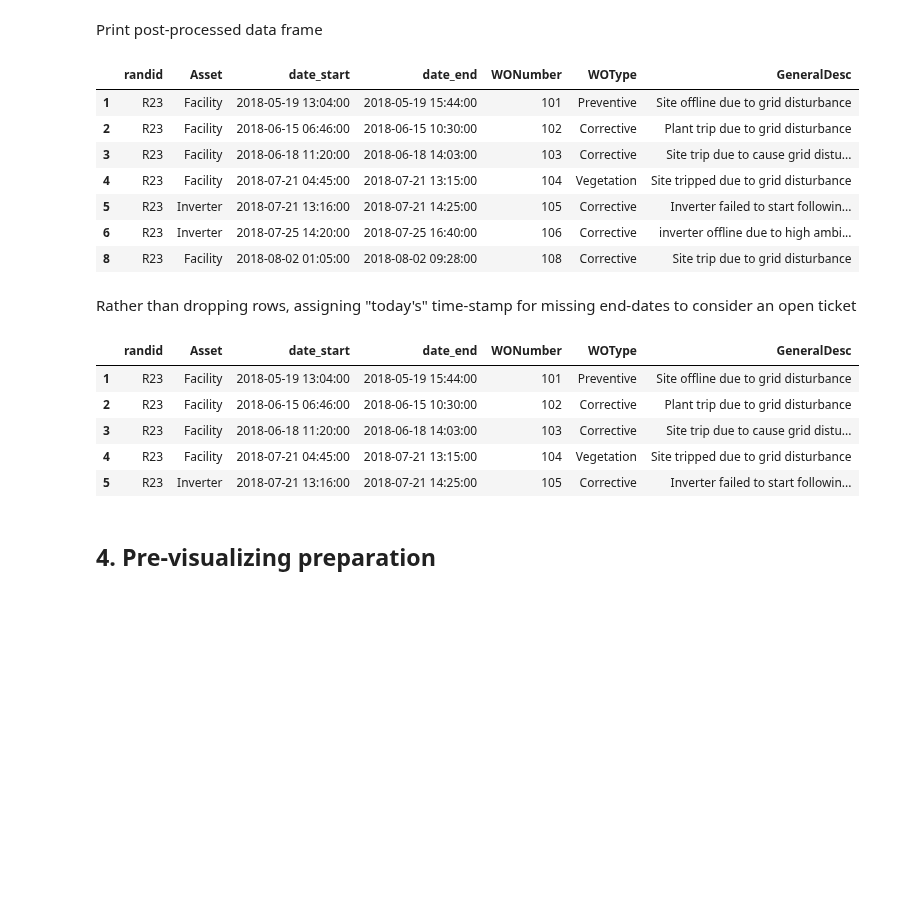
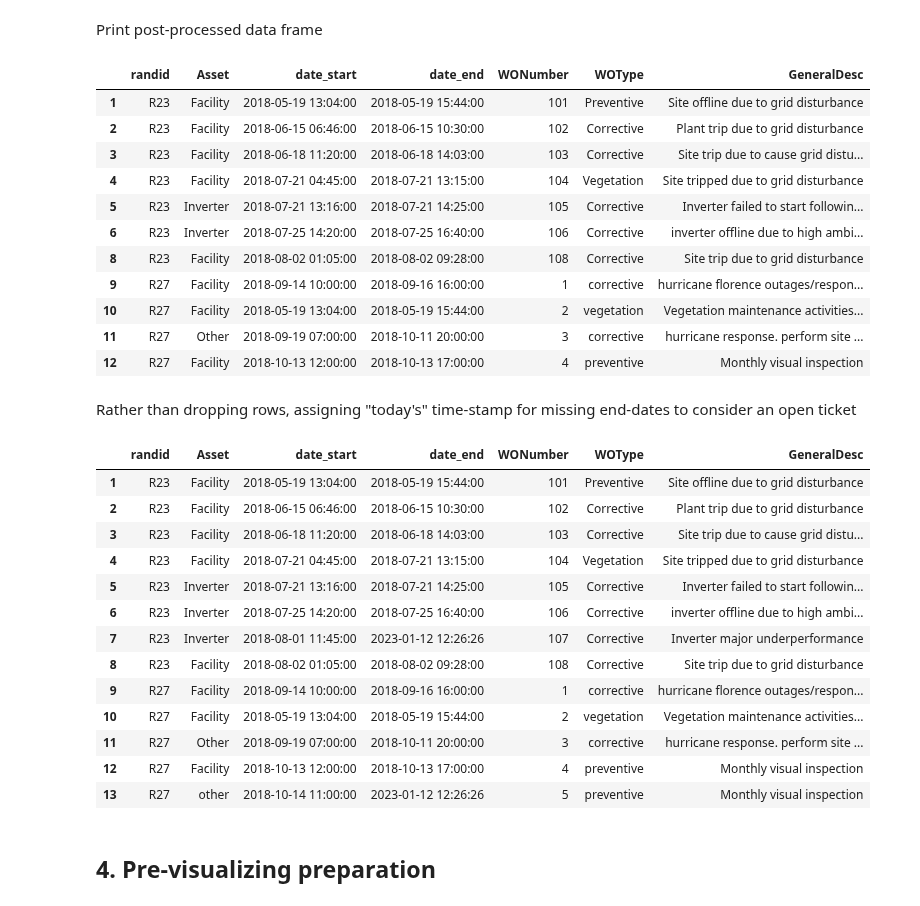
Before and after one commit to sandialabs/pvOps, a Jupyter notebook: examples/tutorial_text2time_module.ipynb, the cells around one changed output. Drawn from its saved outputs; the diff is of its cells as text; code cells hidden in the pictures; blank space fills up the shorter version.

```diff
--- a/examples/tutorial_text2time_module.ipynb
+++ b/examples/tutorial_text2time_module.ipynb
@@ -311,7 +348,7 @@ addressed
 # %% [markdown]
 Print post-processed data frame
 # %%
-om_data_datena_d.head(7)
+om_data_datena_d
 # %% [output]
 |  | randid | Asset | date_start | date_end | WONumber | WOType | GeneralDesc |
 | 1 | R23 | Facility | 2018-05-19 13:04:00 | 2018-05-19 15:44:00 | 101 | Preventive | Site offline due to grid disturbance |
@@ -321,18 +358,30 @@ om_data_datena_d.head(7)
 | 5 | R23 | Inverter | 2018-07-21 13:16:00 | 2018-07-21 14:25:00 | 105 | Corrective | Inverter failed to start followin... |
 | 6 | R23 | Inverter | 2018-07-25 14:20:00 | 2018-07-25 16:40:00 | 106 | Corrective | inverter offline due to high ambi... |
 | 8 | R23 | Facility | 2018-08-02 01:05:00 | 2018-08-02 09:28:00 | 108 | Corrective | Site trip due to grid disturbance |
+| 9 | R27 | Facility | 2018-09-14 10:00:00 | 2018-09-16 16:00:00 | 1 | corrective | hurricane florence outages/respon... |
+| 10 | R27 | Facility | 2018-05-19 13:04:00 | 2018-05-19 15:44:00 | 2 | vegetation | Vegetation maintenance activities... |
+| 11 | R27 | Other | 2018-09-19 07:00:00 | 2018-10-11 20:00:00 | 3 | corrective | hurricane response. perform site ... |
+| 12 | R27 | Facility | 2018-10-13 12:00:00 | 2018-10-13 17:00:00 | 4 | preventive | Monthly visual inspection |
 # %% [markdown]
 Rather than dropping rows, assigning "today's" time-stamp for missing end-dates to consider an open ticket
 # %%
 om_data_datena_t, addressed = preprocess.om_nadate_process(om_data_checked_s, om_col_dict, om_dendflag='today')
-om_data_datena_t.head()
+om_data_datena_t
 # %% [output]
 |  | randid | Asset | date_start | date_end | WONumber | WOType | GeneralDesc |
 | 1 | R23 | Facility | 2018-05-19 13:04:00 | 2018-05-19 15:44:00 | 101 | Preventive | Site offline due to grid disturbance |
 | 2 | R23 | Facility | 2018-06-15 06:46:00 | 2018-06-15 10:30:00 | 102 | Corrective | Plant trip due to grid disturbance |
 | 3 | R23 | Facility | 2018-06-18 11:20:00 | 2018-06-18 14:03:00 | 103 | Corrective | Site trip due to cause grid distu... |
 | 4 | R23 | Facility | 2018-07-21 04:45:00 | 2018-07-21 13:15:00 | 104 | Vegetation | Site tripped due to grid disturbance |
 | 5 | R23 | Inverter | 2018-07-21 13:16:00 | 2018-07-21 14:25:00 | 105 | Corrective | Inverter failed to start followin... |
+| 6 | R23 | Inverter | 2018-07-25 14:20:00 | 2018-07-25 16:40:00 | 106 | Corrective | inverter offline due to high ambi... |
+| 7 | R23 | Inverter | 2018-08-01 11:45:00 | 2023-01-12 12:26:26 | 107 | Corrective | Inverter major underperformance |
+| 8 | R23 | Facility | 2018-08-02 01:05:00 | 2018-08-02 09:28:00 | 108 | Corrective | Site trip due to grid disturbance |
+| 9 | R27 | Facility | 2018-09-14 10:00:00 | 2018-09-16 16:00:00 | 1 | corrective | hurricane florence outages/respon... |
+| 10 | R27 | Facility | 2018-05-19 13:04:00 | 2018-05-19 15:44:00 | 2 | vegetation | Vegetation maintenance activities... |
+| 11 | R27 | Other | 2018-09-19 07:00:00 | 2018-10-11 20:00:00 | 3 | corrective | hurricane response. perform site ... |
+| 12 | R27 | Facility | 2018-10-13 12:00:00 | 2018-10-13 17:00:00 | 4 | preventive | Monthly visual inspection |
+| 13 | R27 | other | 2018-10-14 11:00:00 | 2023-01-12 12:26:26 | 5 | preventive | Monthly visual inspection |
 # %% [markdown]
 ## 4. Pre-visualizing preparation
 # %% [markdown]
```
Also changed, not shown: parts of 15 cells of this notebook, 6 other files.
